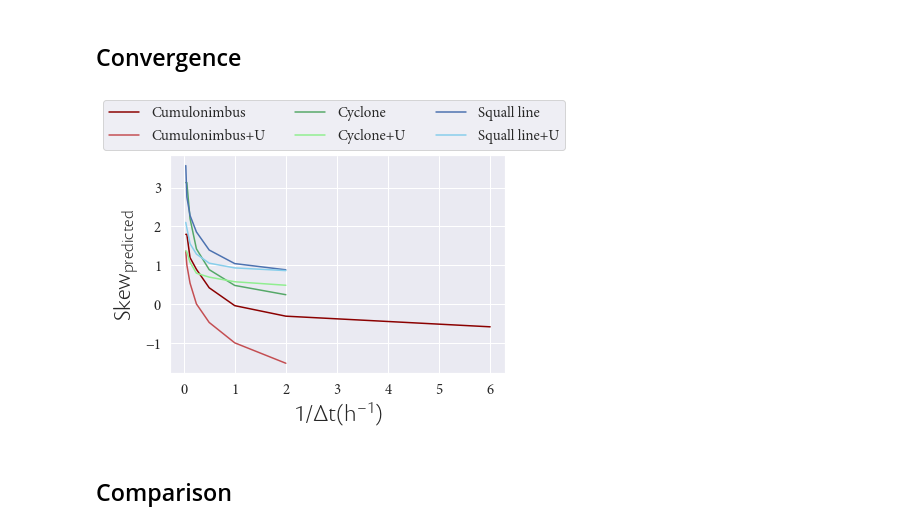
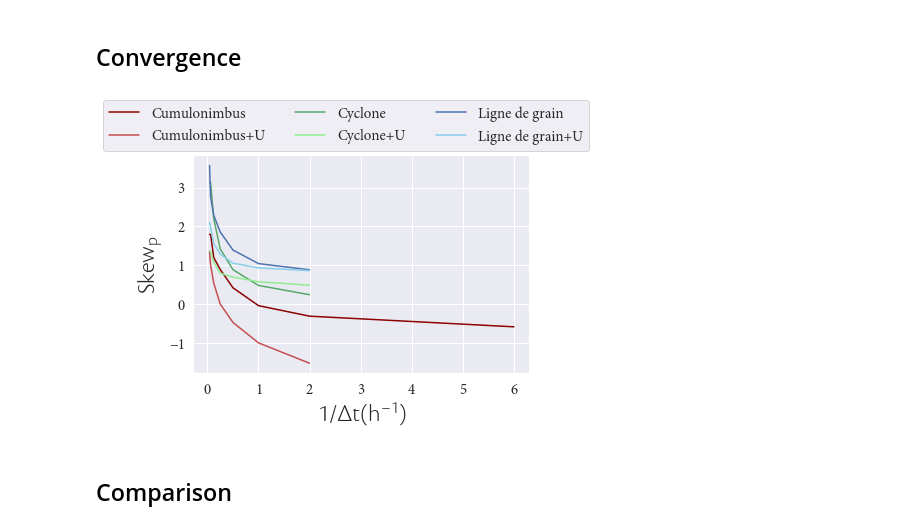
Before and after one commit to FelixLangot/LMD_Internship, a Jupyter notebook: Stats.ipynb, the cells around one changed output. Saved outputs shown, nothing was run; the diff lists cells and outputs as text; code cells hidden in the pictures.

```diff
--- a/Stats.ipynb
+++ b/Stats.ipynb
@@ -17,7 +17,7 @@ len(meanRHplist_cumudt10)
 # %%
 steplist = [1,3,6,12,24,48,96,144]
 steplist2 = [1,2,4,8,16,32,48]
-labelsRHcomp = ['Cumulonimubus dt=10min', 'Cumulonimbus','Cumulonimbus+U', 'Cyclone', 'Cyclone+U', 'Squall line', 'Squall line+U']
+labelsRHcomp = ['Cumulonimubus dt=10min', 'Cumulonimbus','Cumulonimbus+U', 'Cyclone', 'Cyclone+U', 'Ligne de grain', 'Ligne de grain+U']
 interval = np.linspace(0, 1, len(labelsRHcomp))
 colorlist = [mpl.cm.rainbow(i) for i in interval]
 colors = np.asarray(['darkred', 'r', 'g', 'lightgreen', 'b', 'skyblue'], dtype=object)
@@ -104,7 +104,7 @@ print(np.std(testmeanlst))
 [figure]
 0.0
 # %%
-labelsRHfit = ['Cumulonimbus', 'Cumulonimbus+U', 'Cyclone', 'Cyclone+U', 'Squall line', 'Squall line+U']
+labelsRHfit = ['Cumulonimbus', 'Cumulonimbus+U', 'Cyclone', 'Cyclone+U', 'Ligne de grain', 'Ligne de grain+U']
 colors = np.asarray(['darkred', 'r', 'g', 'lightgreen', 'b', 'skyblue'], dtype=object)
 # %%
 xx = meanRhlist
@@ -191,17 +191,17 @@ for name in tqdmn(namelist):
 # %%
 skewcomplist = [skewRHplistCumudt10, skewRHplistCumu_U, skewRHplistCyc, skewRHplistCyc_U, skewRHplistSqll, skewRHplistSqll_U]
 plt.plot(1/(np.asarray(steplist2)*1/6), skewRHplistCumudt10, color = colors[0], label=labelsRHfit[0])
 for i in np.arange(1,len(skewcomplist)):
     plt.plot(1/(np.asarray(steplist)*1/2), skewcomplist[i], color = colors[i], label=labelsRHfit[i])
 plt.xticks(font=Mplabelprop)
 plt.yticks(font=Mplabelprop)
 plt.legend(bbox_to_anchor=(1.2, 1.29), prop=Mplabelprop, ncol=3)
 plt.xlabel(r'$\mathdefault{1/\Delta t (h^{-1})}$', fontproperties=Cslabelprop)
-plt.ylabel(r'$\mathdefault{Skew_{predicted}}$', fontproperties=Cslabelprop)
+plt.ylabel(r'$\mathdefault{Skew_{p}}$', fontproperties=Cslabelprop)
 plt.savefig('Figs/skewRHscomp.png', bbox_inches='tight', format='PNG', dpi=600)
 plt.show()
 # %% [output]
-[figure, old version]
+[figure, new version]
 # %% [markdown]
 ## Comparison
 # %%
```
Also changed, not shown: parts of 7 cells of this notebook.
